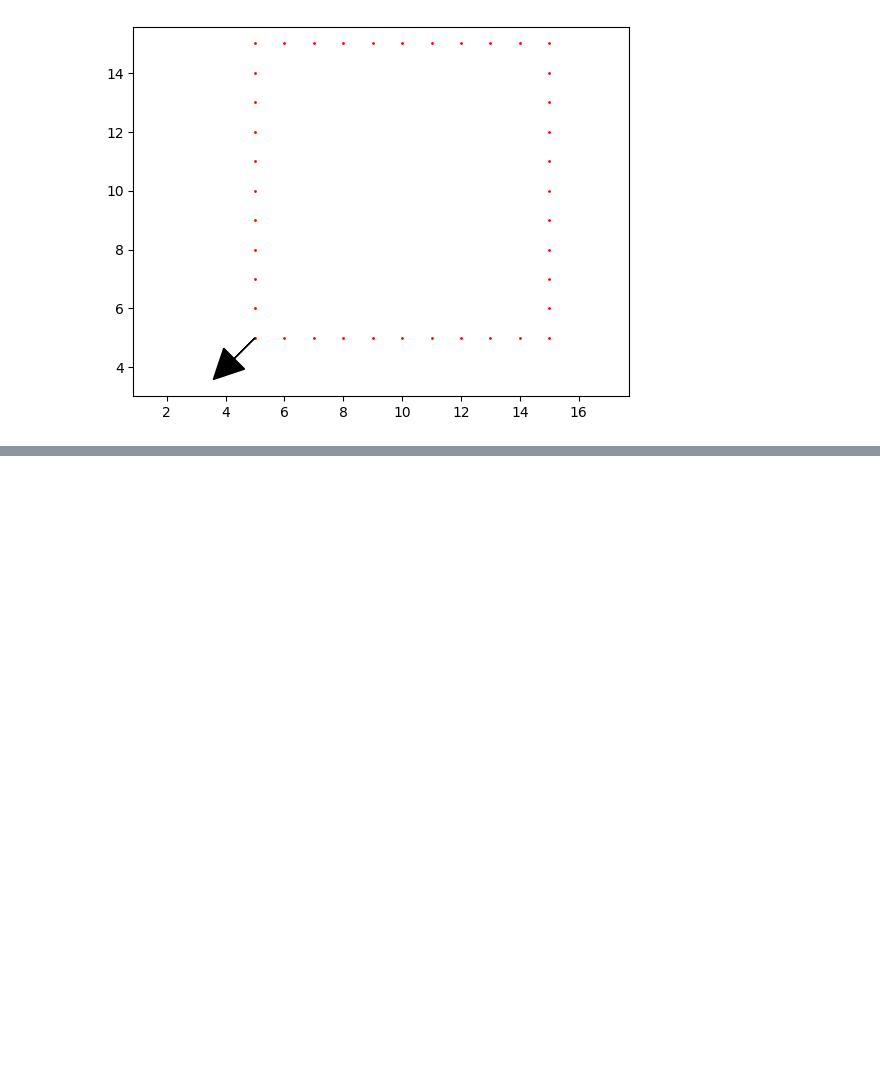
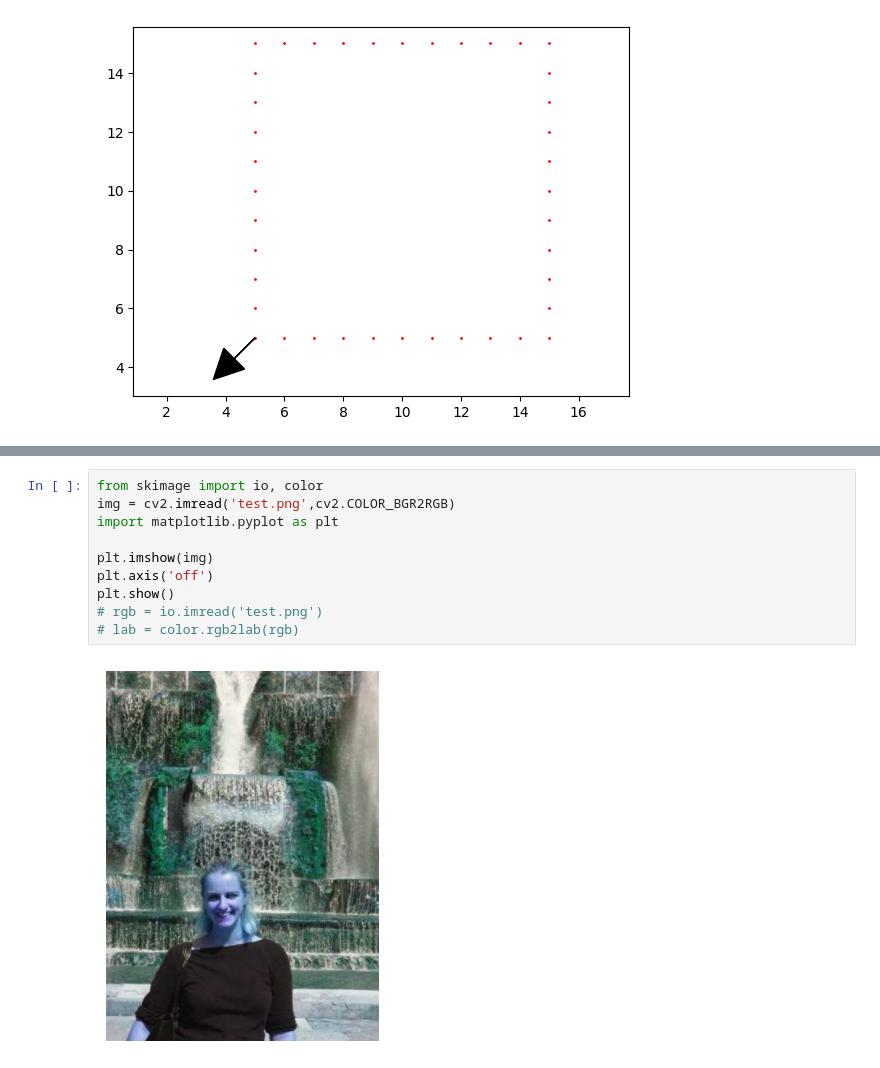
Before and after one commit to FrankDelft/inpainting_ADIP, a Jupyter notebook: inpaint.ipynb, the cells around one changed output, grey strips where cells are left out. Saved outputs shown, nothing was run; the diff lists cells and outputs as text; blank space fills up the shorter version.

```diff
--- a/inpaint.ipynb
+++ b/inpaint.ipynb
@@ -126,0 +140,12 @@ P=in_paint_alg(img,contour_indices,source_region,normal)
+# %%
+from skimage import io, color
+img = cv2.imread('test.png',cv2.COLOR_BGR2RGB)
+import matplotlib.pyplot as plt
+
+plt.imshow(img)
+plt.axis('off')
+plt.show()
+# rgb = io.imread('test.png')
+# lab = color.rgb2lab(rgb)
+# %% [output]
+[figure, added]
```
Also changed, not shown: parts of 3 cells of this notebook, 1 other file.
